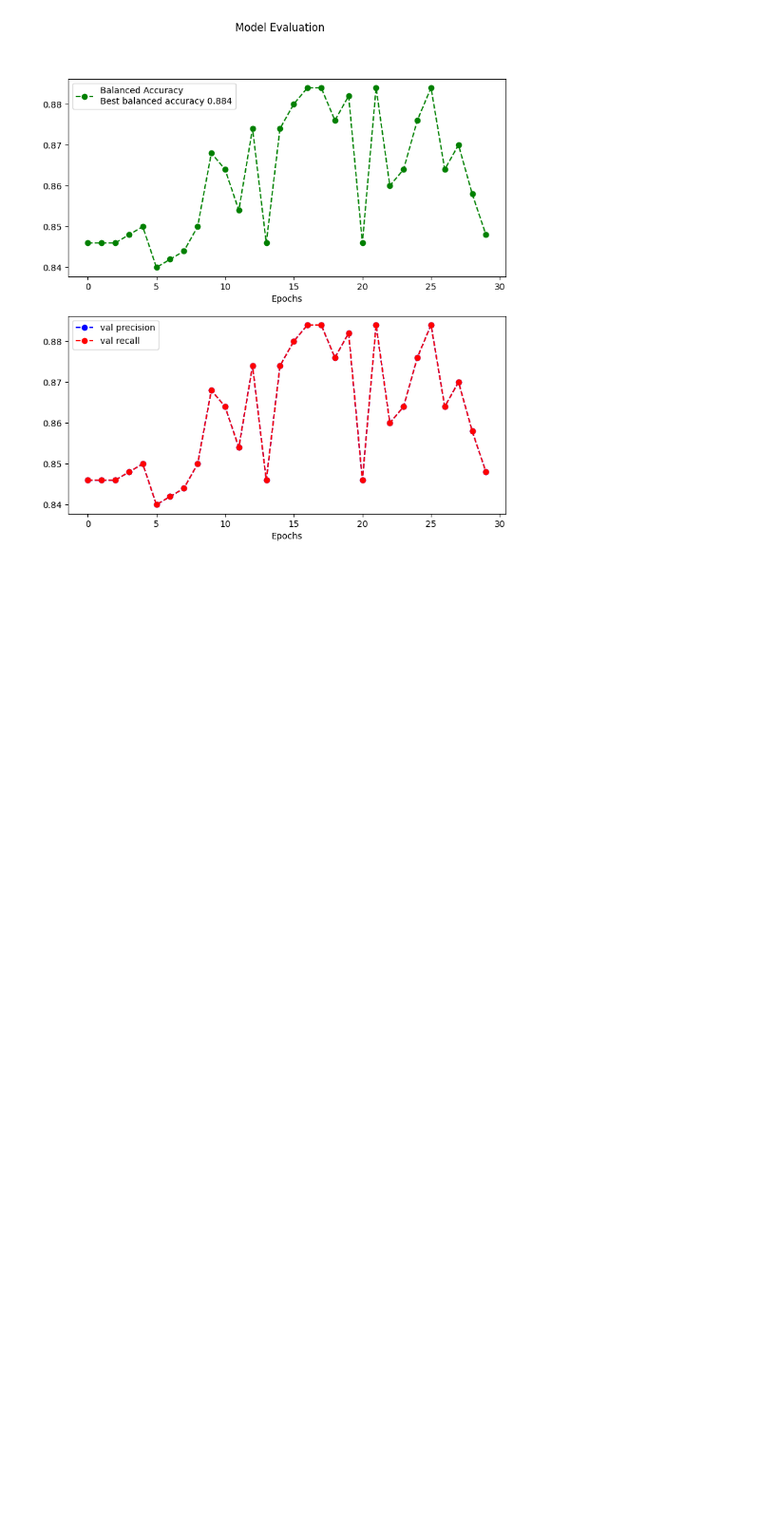
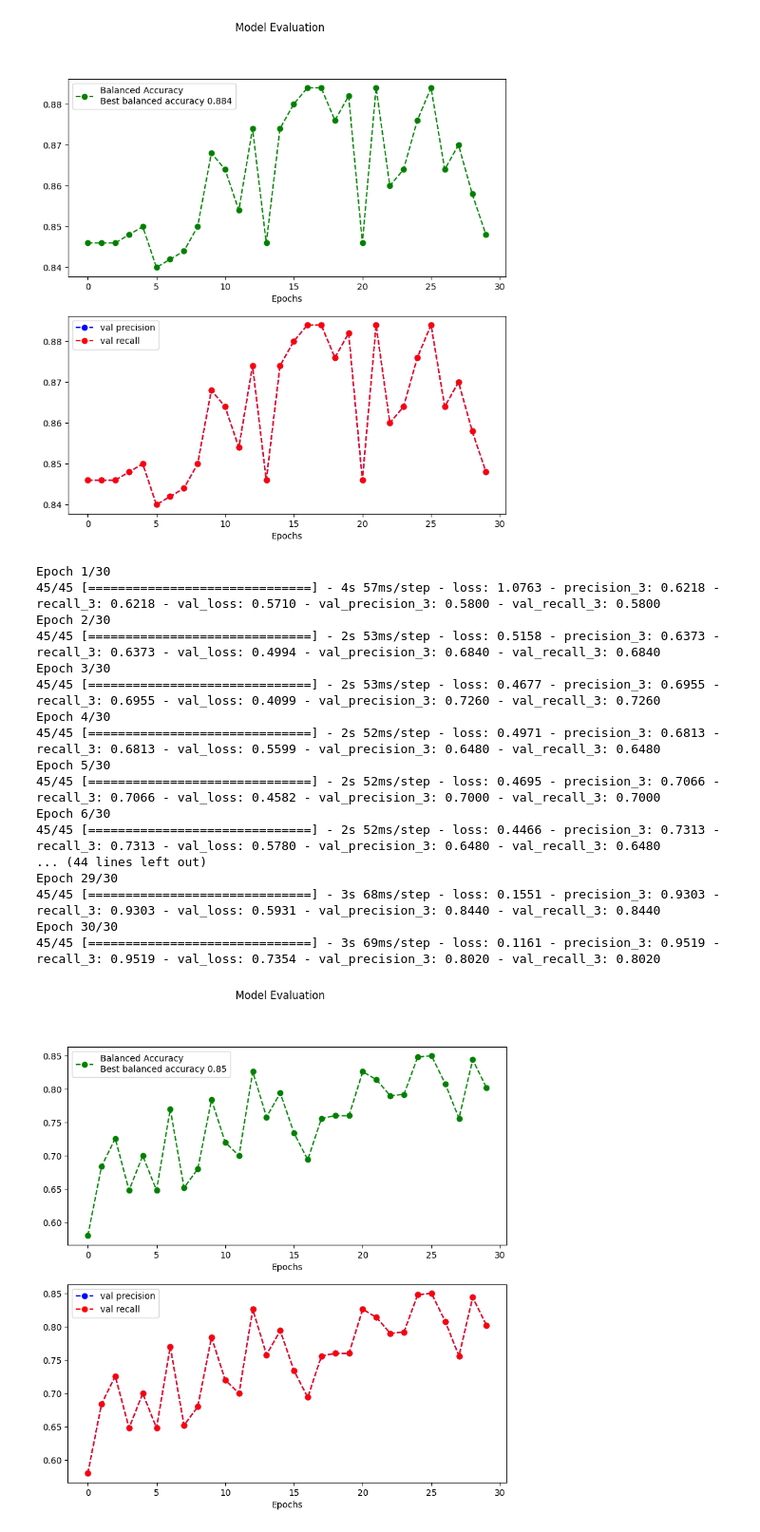
Before and after one commit to Dolfas/ML_Aaut, a Jupyter notebook: Task 5.1/ML_problem5.1 shortversion.ipynb, the cells around one changed output. Shown: that part at 95% size. Drawn from its saved outputs; the diff is of its cells as text; code cells hidden in the pictures; blank space fills up the shorter version.

Commit message:
class wieght and image augmentation

```diff
--- a/Task 5.1/ML_problem5.1 shortversion.ipynb
+++ b/Task 5.1/ML_problem5.1 shortversion.ipynb
@@ -118,3 +155,26 @@ Epoch 29/30
 Epoch 30/30
 45/45 [==============================] - 3s 64ms/step - loss: 0.1547 - precision_2: 0.9399 - recall_2: 0.9399 - val_loss: 0.3708 - val_precision_2: 0.8480 - val_recall_2: 0.8480
 [figure]
+# %%
+#create and run model without image augmentation balanced data, with class weight balance
+
+model_weighted, model_history_weighted = neural_defandTrain("adam", "binary_crossentropy" ,150,128,3,3, X_train, y_train, True)
+# %% [output]
+Epoch 1/30
+45/45 [==============================] - 4s 57ms/step - loss: 1.0763 - precision_3: 0.6218 - recall_3: 0.6218 - val_loss: 0.5710 - val_precision_3: 0.5800 - val_recall_3: 0.5800
+Epoch 2/30
+45/45 [==============================] - 2s 53ms/step - loss: 0.5158 - precision_3: 0.6373 - recall_3: 0.6373 - val_loss: 0.4994 - val_precision_3: 0.6840 - val_recall_3: 0.6840
+Epoch 3/30
+45/45 [==============================] - 2s 53ms/step - loss: 0.4677 - precision_3: 0.6955 - recall_3: 0.6955 - val_loss: 0.4099 - val_precision_3: 0.7260 - val_recall_3: 0.7260
+Epoch 4/30
+45/45 [==============================] - 2s 52ms/step - loss: 0.4971 - precision_3: 0.6813 - recall_3: 0.6813 - val_loss: 0.5599 - val_precision_3: 0.6480 - val_recall_3: 0.6480
+Epoch 5/30
+45/45 [==============================] - 2s 52ms/step - loss: 0.4695 - precision_3: 0.7066 - recall_3: 0.7066 - val_loss: 0.4582 - val_precision_3: 0.7000 - val_recall_3: 0.7000
+Epoch 6/30
+45/45 [==============================] - 2s 52ms/step - loss: 0.4466 - precision_3: 0.7313 - recall_3: 0.7313 - val_loss: 0.5780 - val_precision_3: 0.6480 - val_recall_3: 0.6480
+... (44 lines left out)
+Epoch 29/30
+45/45 [==============================] - 3s 68ms/step - loss: 0.1551 - precision_3: 0.9303 - recall_3: 0.9303 - val_loss: 0.5931 - val_precision_3: 0.8440 - val_recall_3: 0.8440
+Epoch 30/30
+45/45 [==============================] - 3s 69ms/step - loss: 0.1161 - precision_3: 0.9519 - recall_3: 0.9519 - val_loss: 0.7354 - val_precision_3: 0.8020 - val_recall_3: 0.8020
+[figure, added]
```
Also changed, not shown: parts of 9 cells of this notebook, 2 other files.
